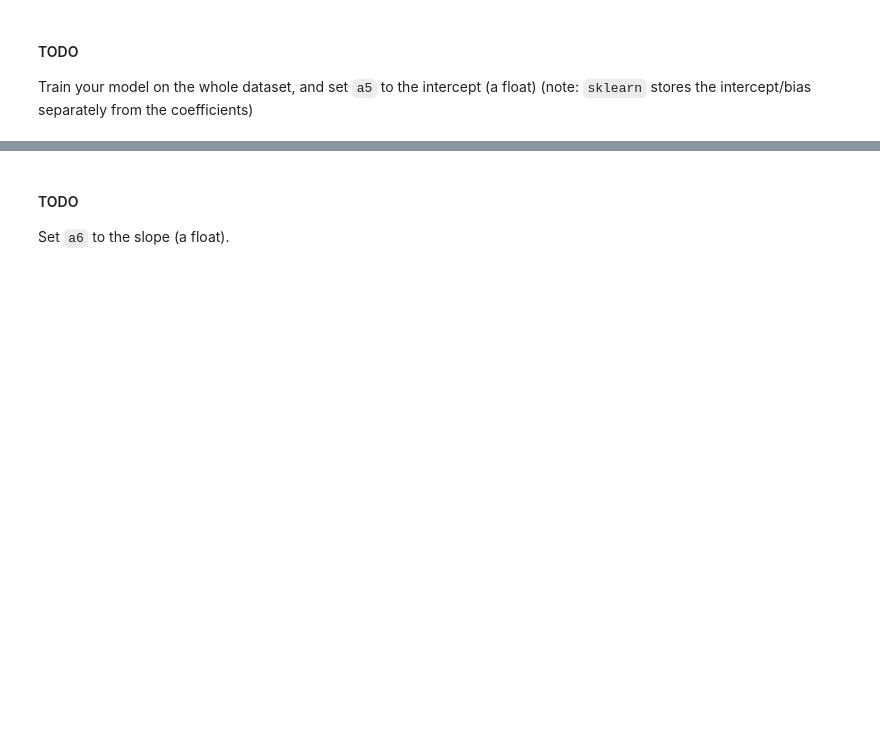
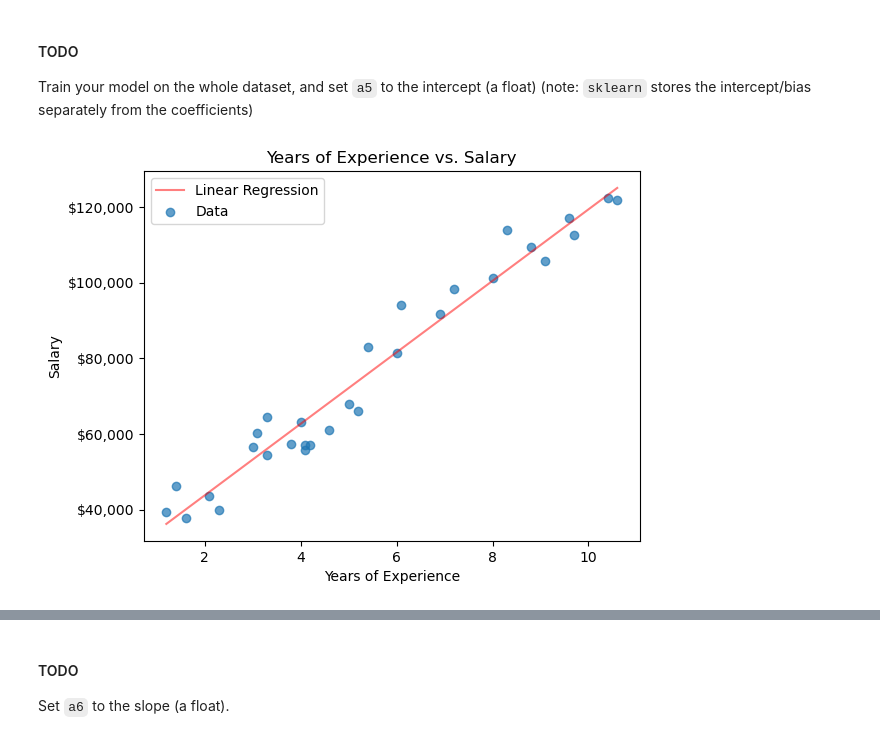
Before and after one commit to waysnyder/Module-3-Assignments, a Jupyter notebook: Homework_01.ipynb, the cells around one changed output, grey strips where cells are left out. Cells and saved outputs as stored; diff of their text form; code cells hidden in the pictures; blank space fills up the shorter version.

```diff
--- a/Homework_01.ipynb
+++ b/Homework_01.ipynb
@@ -268,9 +279,21 @@ Train your model on the whole dataset, and set `a5` to the intercept (a float)
 # %%
 # Your code here
 
+model = LinearRegression()
+model.fit(X, y)
+y_pred = model.predict(X)
 
+plt.plot(X, y_pred, label="Linear Regression", color="red", alpha=0.5)
+plt.scatter(X, y, alpha=0.7, label="Data")
+plt.gca().yaxis.set_major_formatter(mtick.StrMethodFormatter('${x:,.0f}'))
+plt.xlabel("Years of Experience")
+plt.ylabel("Salary")
+plt.title("Years of Experience vs. Salary")
+plt.legend()
 
-a5 = 0.0          # replace 0.0 with an expression returning the intercept value
+a5 = model.intercept_          # replace 0.0 with an expression returning the intercept value
+# %% [output]
+[figure, added]
 # %%
 # Graded Answer
 # DO NOT change this cell in any way
```
Also changed, not shown: parts of 4 cells of this notebook.
